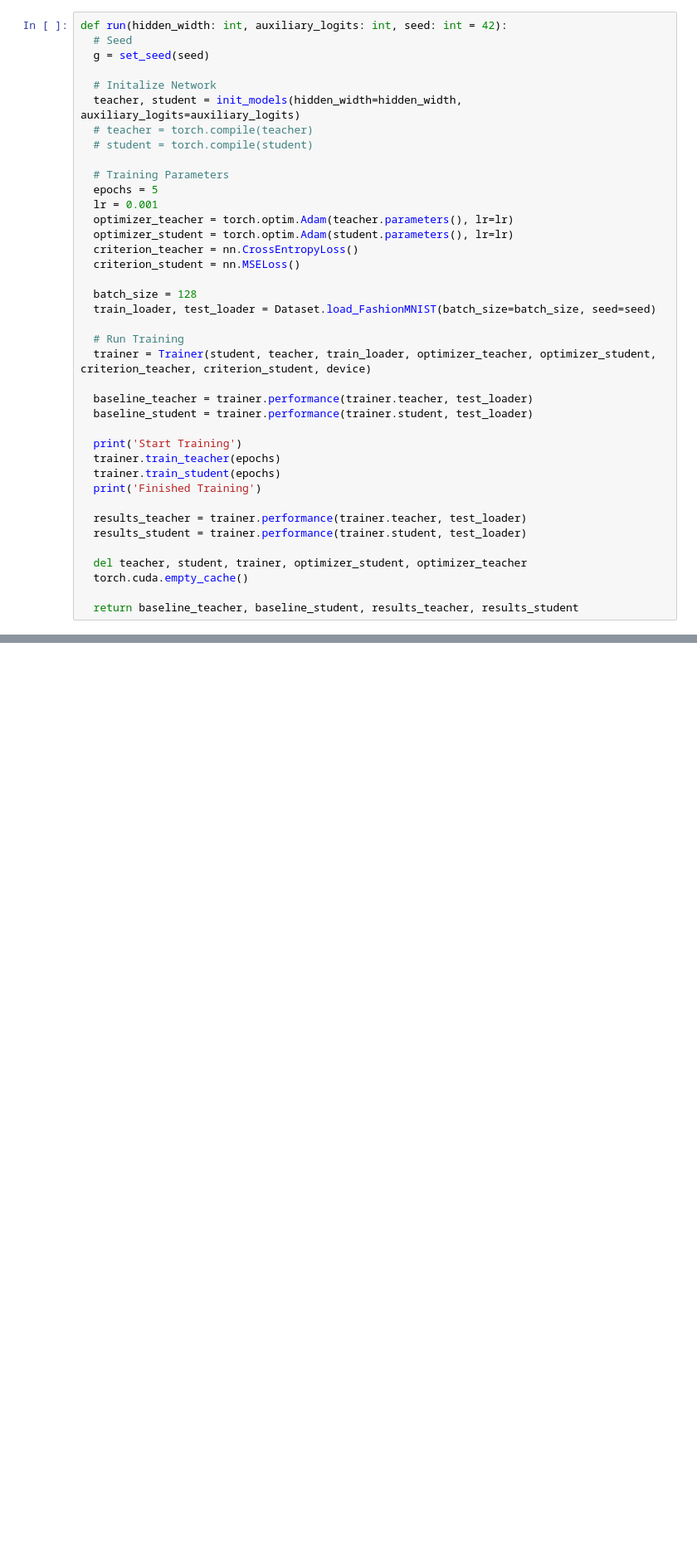
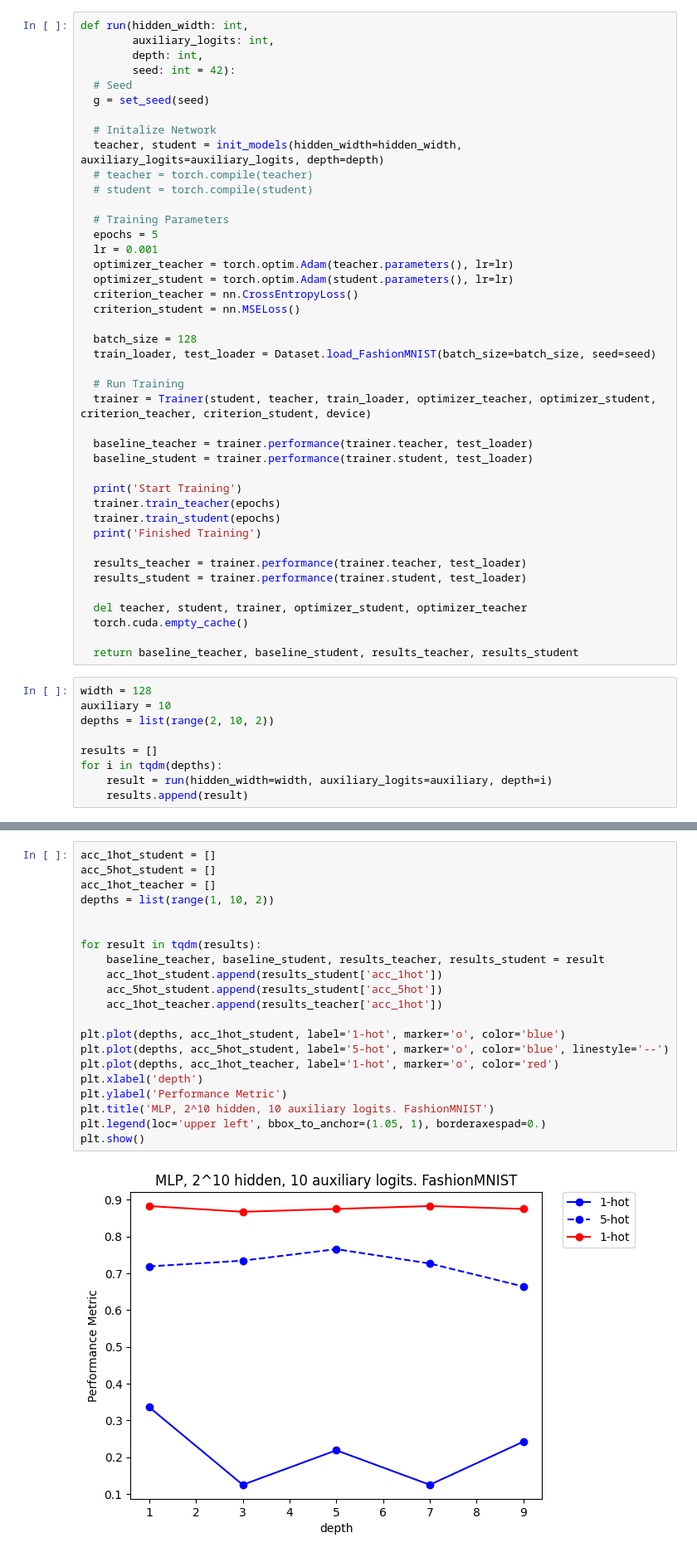
Before and after one commit to clarkmiyamoto/apart_hackathon_2025, a Jupyter notebook: 2width_deeper.ipynb, the cells around one changed output, grey strips where cells are left out. Shown at 83% size. Cells and saved outputs as stored; diff of their text form; blank space fills up the shorter version.

```diff
--- a/2width_deeper.ipynb
+++ b/2width_deeper.ipynb
@@ -58,12 +58,15 @@ def init_models(hidden_width: int,
     student.load_state_dict(teacher.state_dict())
     return teacher, student
 # %%
-def run(hidden_width: int, auxiliary_logits: int, seed: int = 42):
+def run(hidden_width: int,
+        auxiliary_logits: int,
+        depth: int,
+        seed: int = 42):
   # Seed
   g = set_seed(seed)
 
   # Initalize Network
-  teacher, student = init_models(hidden_width=hidden_width, auxiliary_logits=auxiliary_logits)
+  teacher, student = init_models(hidden_width=hidden_width, auxiliary_logits=auxiliary_logits, depth=depth)
   # teacher = torch.compile(teacher)
   # student = torch.compile(student)
 
@@ -96,3 +99,12 @@ def run(hidden_width: int, auxiliary_logits: int, seed: int = 42):
   torch.cuda.empty_cache()
 
   return baseline_teacher, baseline_student, results_teacher, results_student
+# %%
+width = 128
+auxiliary = 10
+depths = list(range(2, 10, 2))
+
+results = []
+for i in tqdm(depths):
+    result = run(hidden_width=width, auxiliary_logits=auxiliary, depth=i)
+    results.append(result)
@@ -98,0 +127,23 @@ def run(hidden_width: int, auxiliary_logits: int, seed: int = 42):
+# %%
+acc_1hot_student = []
+acc_5hot_student = []
+acc_1hot_teacher = []
+depths = list(range(1, 10, 2))
+
+
+for result in tqdm(results):
+    baseline_teacher, baseline_student, results_teacher, results_student = result
+    acc_1hot_student.append(results_student['acc_1hot'])
+    acc_5hot_student.append(results_student['acc_5hot'])
+    acc_1hot_teacher.append(results_teacher['acc_1hot'])
+
+plt.plot(depths, acc_1hot_student, label='1-hot', marker='o', color='blue')
+plt.plot(depths, acc_5hot_student, label='5-hot', marker='o', color='blue', linestyle='--')
+plt.plot(depths, acc_1hot_teacher, label='1-hot', marker='o', color='red')
+plt.xlabel('depth')
+plt.ylabel('Performance Metric')
+plt.title('MLP, 2^10 hidden, 10 auxiliary logits. FashionMNIST')
+plt.legend(loc='upper left', bbox_to_anchor=(1.05, 1), borderaxespad=0.)
+plt.show()
+# %% [output]
+[figure, added]
```
Also changed, not shown: parts of 1 cell of this notebook, 8 other files.
